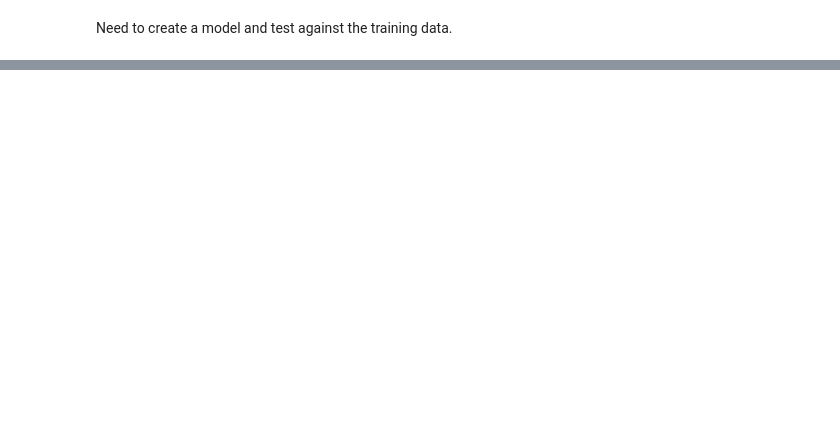
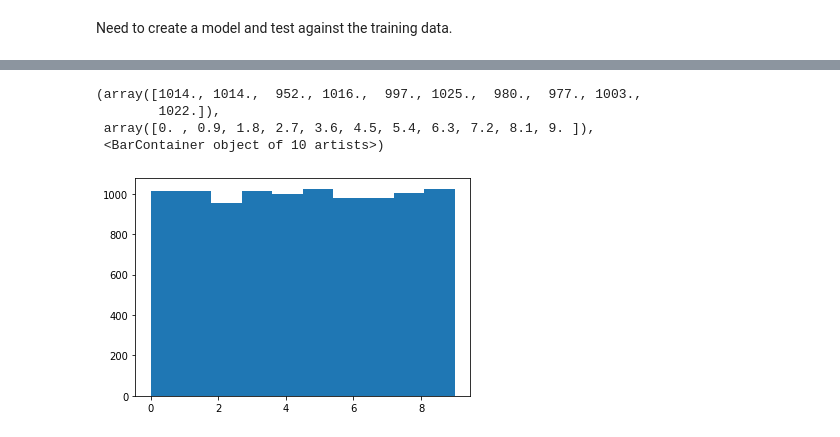
Before and after one commit to youngelf/MachineLearning, a Jupyter notebook: Hands-On2/Chapter 11.ipynb, the cells around one changed output, grey strips where cells are left out. Drawn from its saved outputs; the diff is of its cells as text; code cells hidden in the pictures; blank space fills up the shorter version.

```diff
--- a/Hands-On2/Chapter 11.ipynb
+++ b/Hands-On2/Chapter 11.ipynb
@@ -116,3 +116,17 @@ Keras version  2.4.0
 cifar = keras.datasets.cifar10.load_data()
 # %%
 (X, y), (testX, testy) = keras.datasets.cifar10.load_data()
+# %%
+X_valid, X_train = X[:40000] / 255.0, X[40000:] / 255.0
+y = y.reshape(50000)
+testy.reshape(10000)
+
+y_valid, y_train = y[:40000]        , y[40000:]
+
+print("Validation: ", X_valid.shape)
+print("Training: ", X_train.shape)
+print("Labels validation: ", y_valid.shape)
+print("Labels training: ", y_train.shape)
+
+print("Test: ", testX.shape)
+print("Labels test: ", testy.shape)
@@ -195,0 +309,14 @@ Need to create a model and test against the training data.
+# %%
+X_valid, X_train = X[:40000] / 255.0, X[40000:] / 255.0
+y = y.reshape(50000)
+testy.reshape(10000)
+
+y_valid, y_train = y[:40000]        , y[40000:]
+
+print("Validation: ", X_valid.shape)
+print("Training: ", X_train.shape)
+print("Labels validation: ", y_valid.shape)
+print("Labels training: ", y_train.shape)
+
+print("Test: ", testX.shape)
+print("Labels test: ", testy.shape)
@@ -195,0 +340,8 @@ Need to create a model and test against the training data.
+# %%
+plt.hist(y_train)
+# %% [output]
+(array([1014., 1014.,  952., 1016.,  997., 1025.,  980.,  977., 1003.,
+        1022.]),
+ array([0. , 0.9, 1.8, 2.7, 3.6, 4.5, 5.4, 6.3, 7.2, 8.1, 9. ]),
+ <BarContainer object of 10 artists>)
+[figure, added]
```
Also changed, not shown: parts of 26 cells of this notebook, 1 other file.
